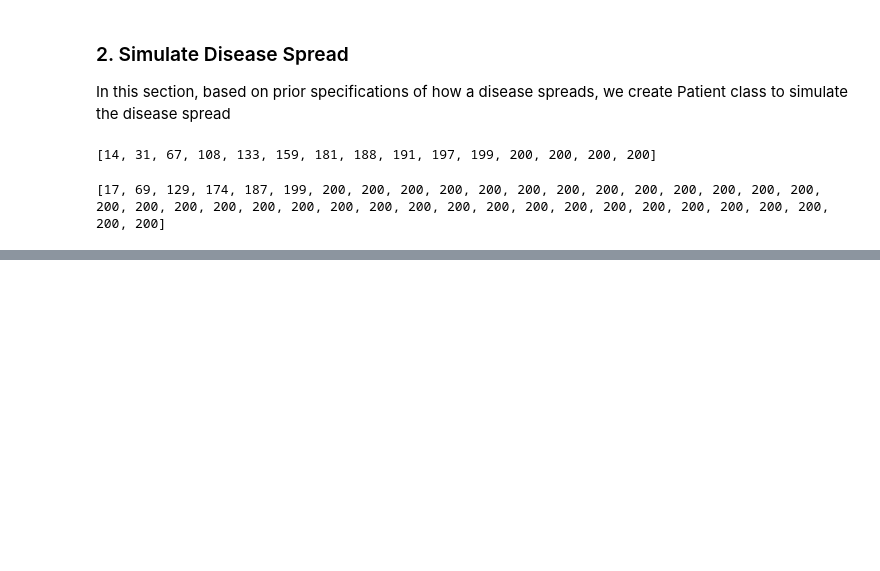
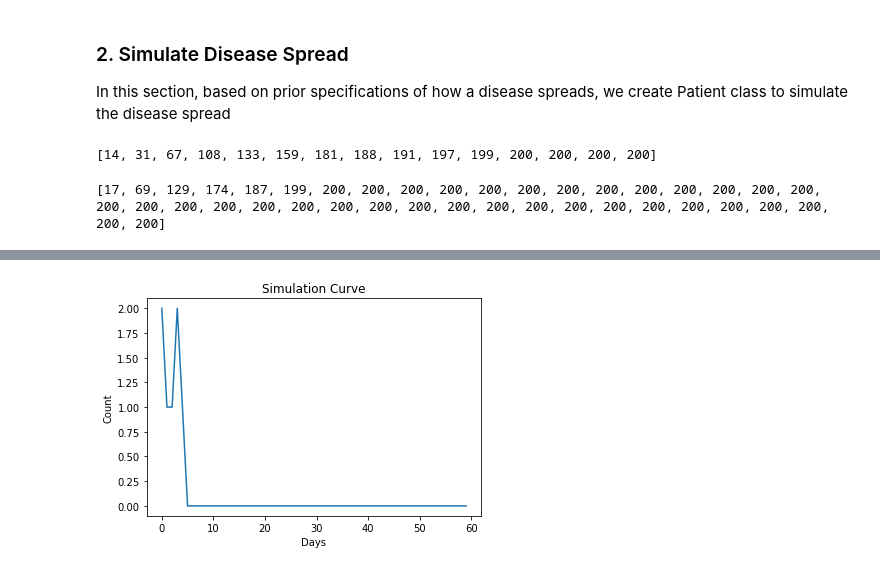
Before and after one commit to DanielTranDS/ObjectOrientedProgramming-OOP-Project, a Jupyter notebook: Pandemic Simulation OOP.ipynb, the cells around one changed output, grey strips where cells are left out. Saved outputs shown, nothing was run; the diff lists cells and outputs as text; code cells hidden in the pictures; blank space fills up the shorter version.

```diff
--- a/Pandemic Simulation OOP.ipynb
+++ b/Pandemic Simulation OOP.ipynb
@@ -462,0 +502,8 @@ print(testcase_2)
+# %%
+#Lucky case
+days_B=60
+prob_B=0.25
+health_B=49
+visual_curve('Network data.txt',days_B,prob_B,health_B)
+# %% [output]
+[figure, added]
```
Also changed, not shown: parts of 8 cells of this notebook.
